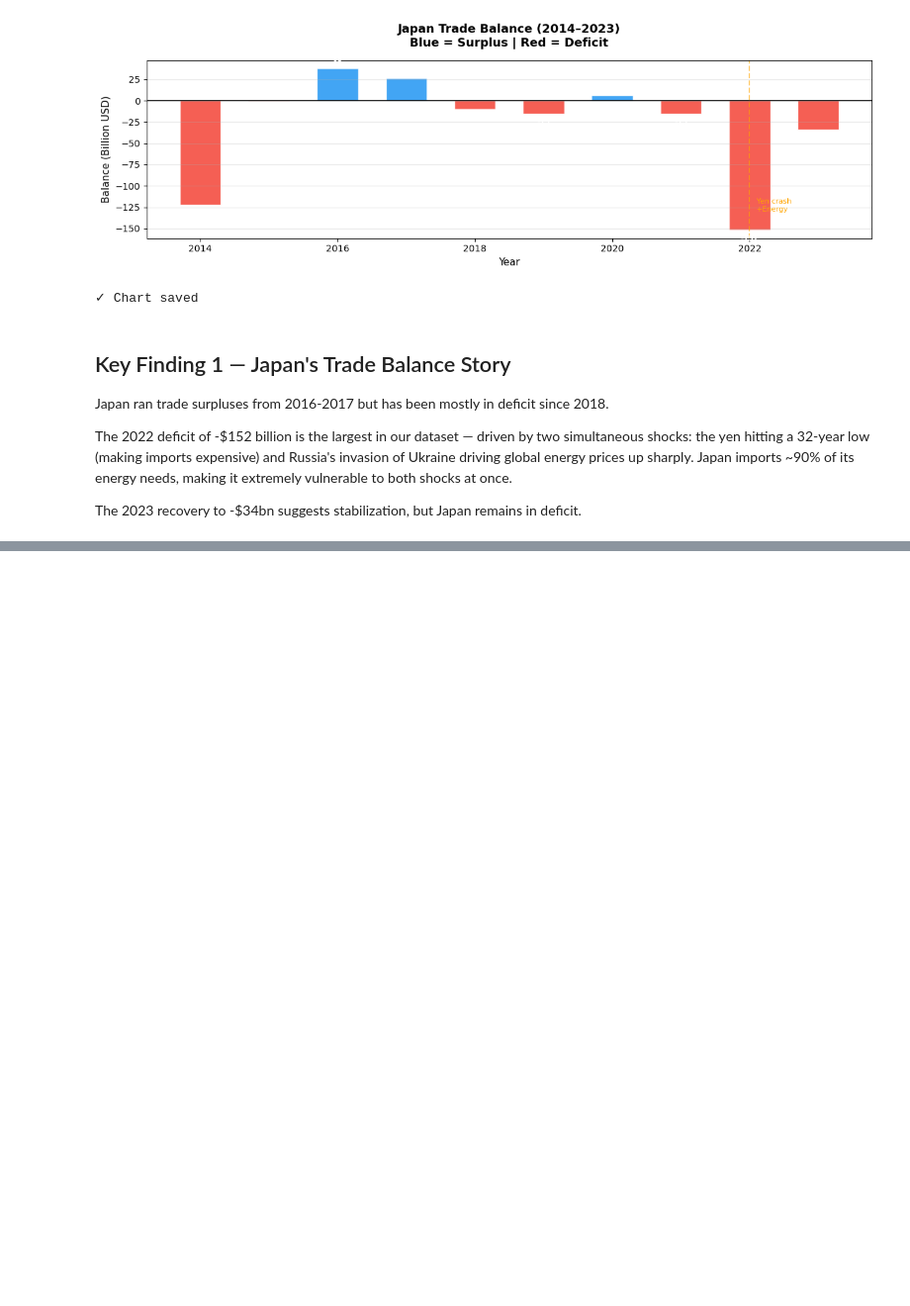
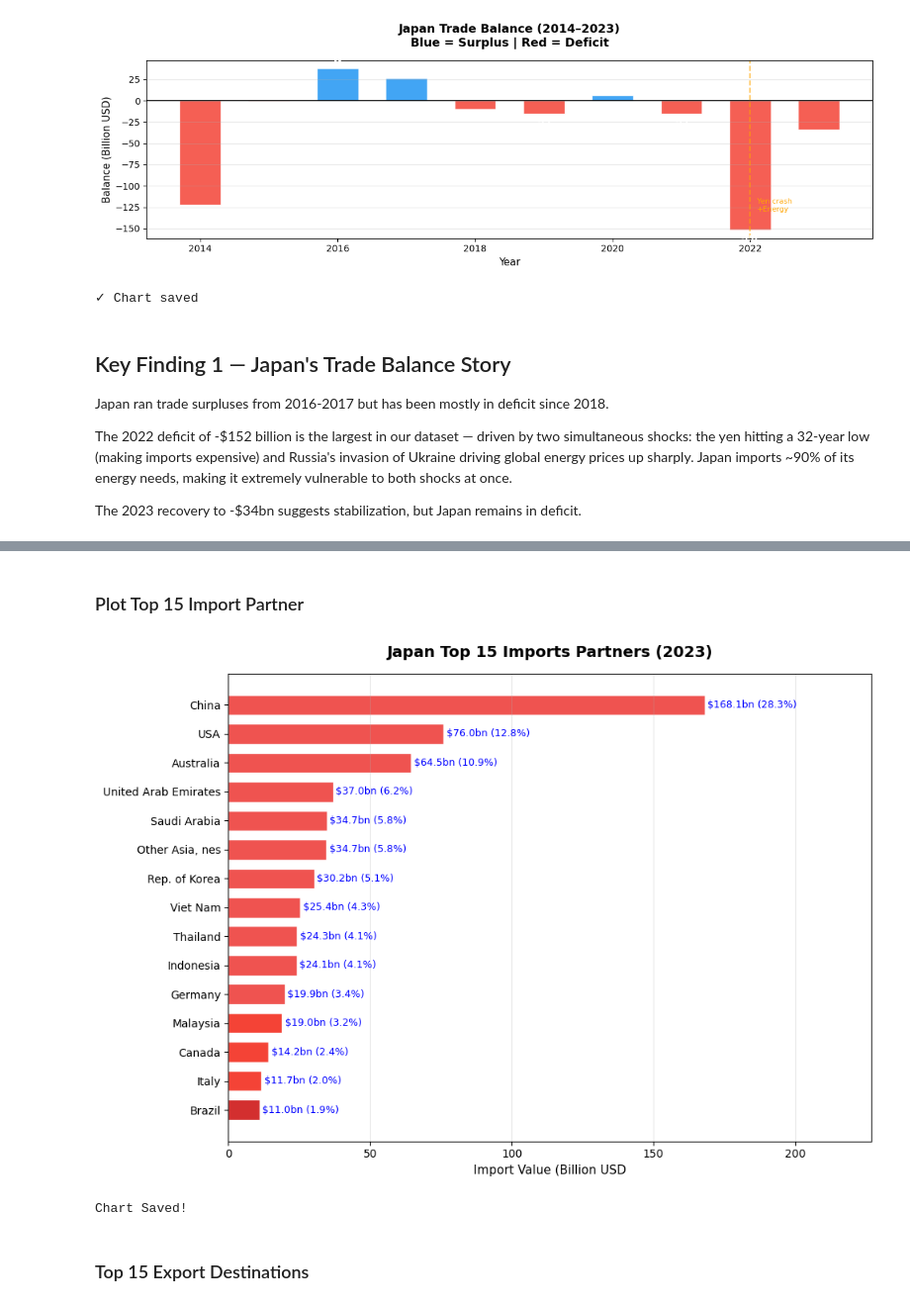
Before and after one commit to Prashant-4527/japan-trade-intelligence, a Jupyter notebook: notebooks/01_eda.ipynb, the cells around one changed output, grey strips where cells are left out. Shown at 99% size. Drawn from its saved outputs; the diff is of its cells as text; code cells hidden in the pictures; blank space fills up the shorter version.

Commit message:
Import-Export Analysis

```diff
--- a/notebooks/01_eda.ipynb
+++ b/notebooks/01_eda.ipynb
@@ -428,0 +442,11 @@ The 2023 recovery to -$34bn suggests stabilization, but Japan remains in deficit
+# %%
+# 'World' is a summary row - Japan's trade with ALL countries combined
+# For partner analysis = indivisual country rows only
+japan_bilateral = master[
+    (master['reporter'] == 'Japan') &
+    (master['partner'] != 'World')
+].copy()
+
+print(f"Shape: {japan_bilateral.shape}")
+print(f"Unique partners: {japan_bilateral['partner'].nunique()}")
+print(f"Flows: {japan_bilateral['flow'].unique()}")
@@ -428,0 +503,39 @@ The 2023 recovery to -$34bn suggests stabilization, but Japan remains in deficit
+# %% [markdown]
+### Plot Top 15 Import Partner
+# %%
+fig, ax = plt.subplots(figsize=(10,7))
+
+colors = ['#D32F2F' if i == 0 else '#EF5350' if i > 3 else '#F44336' if i < 5 else '#EF9A9A'
+          for i in range(len(top_imports))]
+
+bars = ax.barh(
+    top_imports['partner'][::-1],
+    top_imports['value_bn'][::-1],
+    color=colors[::1],
+    edgecolor='white',
+    height=0.7
+)
+
+# Add value labels on bars
+for bar, val, pct in zip(bars,
+                         top_imports['value_bn'][::-1],
+                         top_imports['share_pct'][::-1]):
+    ax.text(bar.get_width() + 1, bar.get_y() + bar.get_height()/2,
+            f'${val:.1f}bn ({pct}%)',
+            va='center', fontsize=9, color='Blue')
+
+
+ax.set_title("Japan Top 15 Imports Partners (2023)", fontsize=14, fontweight='bold', pad=15)
+
+ax.set_xlabel("Import Value (Billion USD", fontsize=11)
+ax.grid(True, alpha=0.3, axis='x')
+ax.set_xlim(0, top_imports['value_bn'].max() * 1.35)
+plt.tight_layout()
+plt.savefig("../reports/japan_top_imports.png", dpi=150, bbox_inches='tight')
+plt.show()
+print("Chart Saved!")
+# %% [output]
+[figure, added]
+Chart Saved!
+# %% [markdown]
+### Top 15 Export Destinations
```
Also changed, not shown: parts of 14 cells of this notebook, 6 other files.
